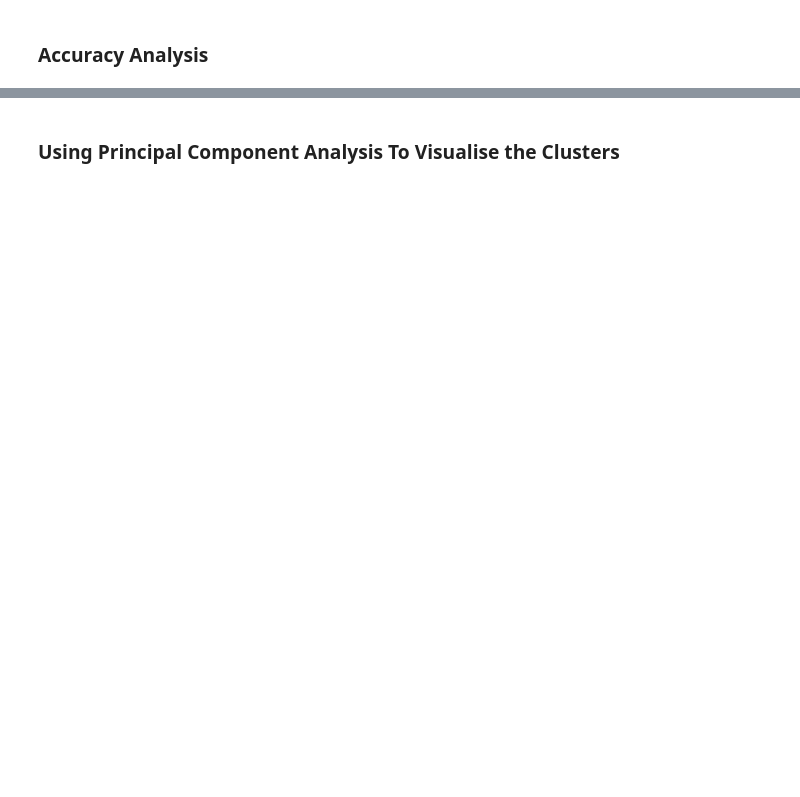
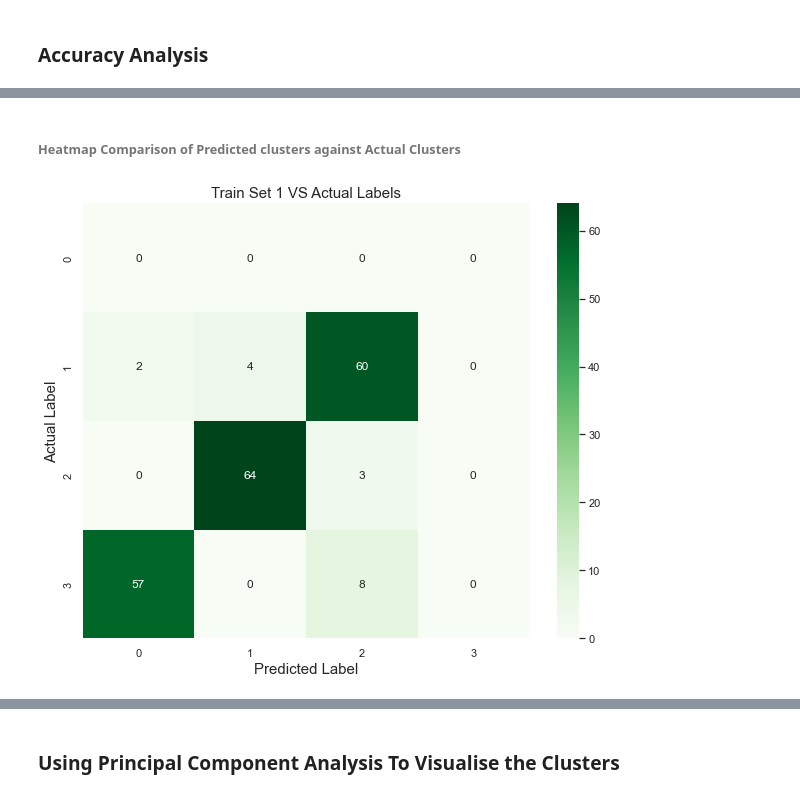
Before and after one commit to ARCHIBONG1/Wheat-Species-Prediction-Using-Clustering, a Jupyter notebook: Wheat Species Machine Learning Prediction_ Clustering Algorithms.ipynb, the cells around one changed output, grey strips where cells are left out. Saved outputs shown, nothing was run; the diff lists cells and outputs as text; code cells hidden in the pictures; blank space fills up the shorter version.

Commit message:
K-Means Best Case

```diff
--- a/Wheat Species Machine Learning Prediction_ Clustering Algorithms.ipynb
+++ b/Wheat Species Machine Learning Prediction_ Clustering Algorithms.ipynb
@@ -242,0 +206,13 @@ print(kmeans_scaled_train_set.labels_)  # Prints the labels assigned to each tra
+# %%
+def kmeans(a):
+
+    # Function to deploy K means. Takes in a dataset "a", prints out the clusters centroids, cost function and returns the labels
+
+    kmeans_set = KMeans(n_clusters=3)   # Initialises Kmeans using 3 clusters
+    kmeans_set.fit(a)                   # fits the data into the initialised kmeans
+    print(kmeans_set.cluster_centers_)  # Prints the centers of the three KMeans cluster centroids
+    print(kmeans_set.inertia_)          # Prints the final cost function of after all iterations
+    return kmeans_set.labels_           # returns the labels assigned to each training example
+# %%
+kmeans_scaled_train_set1 = kmeans(scaled_train_set)
+kmeans_scaled_train_set1
@@ -303,9 +366,0 @@ pd.crosstab(train_label,kmeans_scaled_train_set.labels_, rownames=['Actual Label
-# %%
-from sklearn.metrics import confusion_matrix
-
-cm = confusion_matrix(train_label, kmeans_scaled_train_set.labels_)
-
-
-import seaborn as sns; sns.set()
-
-ax = sns.heatmap(cm, annot=True, fmt="d", cmap="Greens")
@@ -313,0 +399,17 @@ ax = sns.heatmap(cm, annot=True, fmt="d", cmap="Greens")
+# %% [markdown]
+###### Heatmap Comparison of Predicted clusters against Actual Clusters
+# %%
+def heatmap(X,Y):
+
+    # Function to plot heatmap of the predicted labels against actual labels
+
+    cm = confusion_matrix(train_label, X)
+    ax = sns.heatmap(cm, annot=True, fmt="d", cmap="Greens")
+    ax.set_title(f"{Y}", fontsize =15)
+    plt.xlabel('Predicted Label', fontsize = 15) # x-axis label with fontsize 15
+    plt.ylabel('Actual Label', fontsize = 15) # y-axis label with fontsize 15
+    plt.show()
+# %%
+heatmap(kmeans_scaled_train_set1, "Train Set 1 VS Actual Labels")
+# %% [output]
+[figure, added]
```
Also changed, not shown: parts of 122 cells of this notebook.
